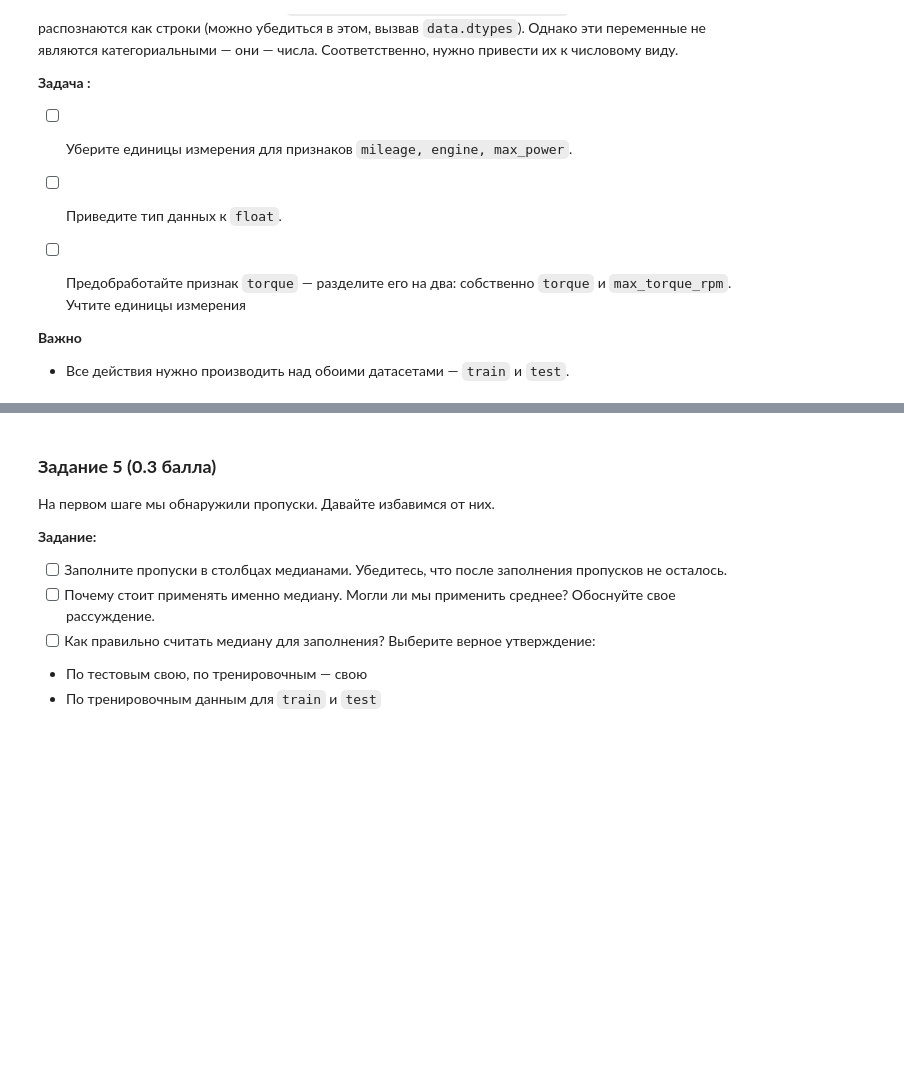
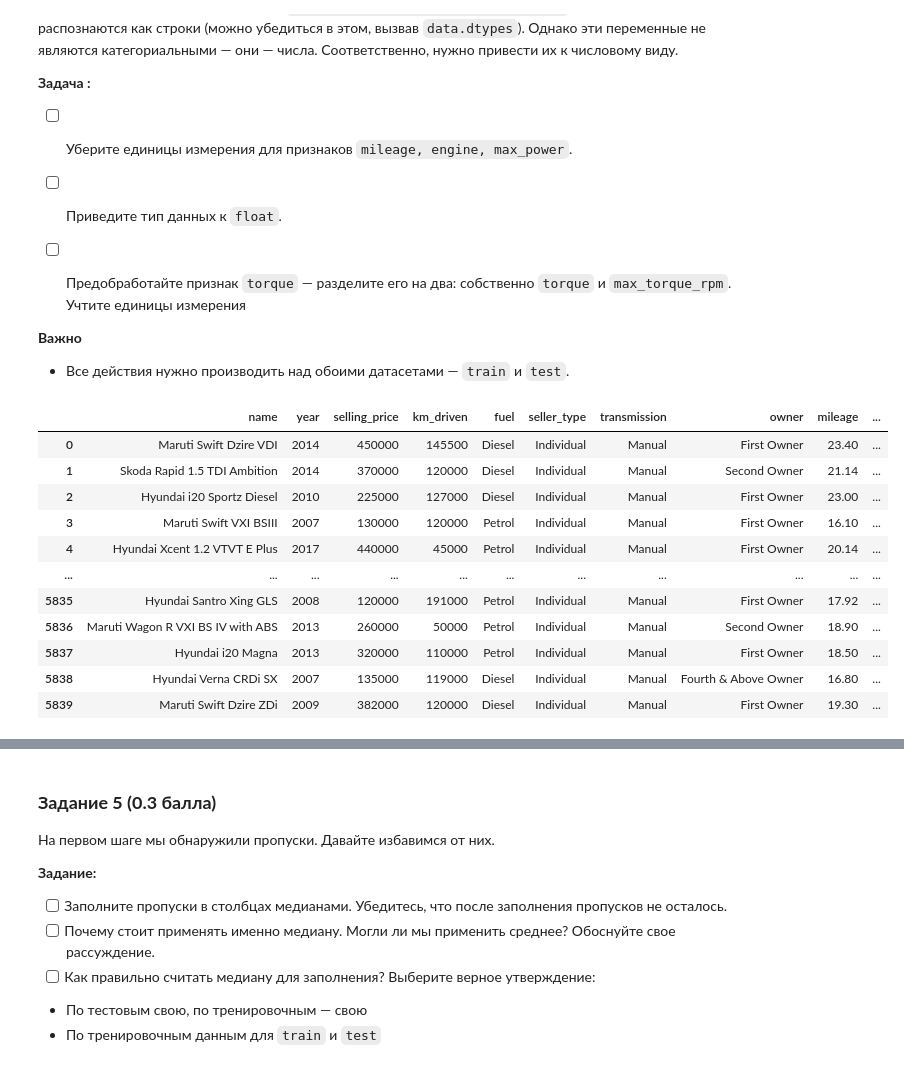
Before and after one commit to GrigoriiIurev/HSE_ML_Homeworks, a Jupyter notebook: HW1/AI_HW1_Regression_with_inference_pro.ipynb, the cells around one changed output, grey strips where cells are left out. Cells and saved outputs as stored; diff of their text form; code cells hidden in the pictures; blank space fills up the shorter version.

```diff
--- a/HW1/AI_HW1_Regression_with_inference_pro.ipynb
+++ b/HW1/AI_HW1_Regression_with_inference_pro.ipynb
@@ -344,3 +344,99 @@ assert df_train.shape == (5840, 13)
 
 **Важно**
 - Все действия нужно производить над обоими датасетами — `train` и `test`.
+# %%
+# your code here
+import re
+# метод определения чисел и слов нашел в официальном сайте библитеки re
+
+# функция, которая вытаскивает из текста все числа и все слова
+def split_dig_words(text):
+    text = str(text).lower()
+    text = text.replace(",", "")
+    numbers = re.findall(r'\d+(?:\.\d+)?', text)
+    words = re.findall(r'[a-zA-Z]+', text)
+    return numbers, words
+
+# беру первое число как сам момент, если единица измерения kgm, топеревожу в Н*м
+# если единиц нет или указано nm, просто float
+def creat_torque_col(numbers, words):
+    if len(numbers) == 0:
+        return np.nan
+    if len(words) == 0:
+        return float(numbers[0])
+    if "kgm" in words:
+        return float(numbers[0]) * 9.80665
+    else:
+        return float(numbers[0])
+
+# функция, которая вытаскивает максимум из двух значений
+# заранее убиделся в том, что max(len(df['torque_words'])) == 3
+def creat_max_torque_rpm_col(numbers):
+    if len(numbers) <= 1:
+        return np.nan
+    else:
+        return max(numbers[1:])
+
+# функция очистки max_power
+def clearing_max_power(text):
+    text = str(text).replace(",", "")
+    number = re.search(r'\d+(\.\d+)?', str(text))
+    return float(number.group()) if number else np.nan
+
+
+# очищаю пробег, двигатель и мощность в train
+df_train['mileage'] = df_train['mileage'].apply(lambda x: str(x).split()[0] if pd.notna(x) else x).astype(float)
+df_train['engine'] = df_train['engine'].apply(lambda x: str(x).split()[0] if pd.notna(x) else x).astype(float)
+df_train['max_power'] = df_train['max_power'].apply(lambda x: clearing_max_power(x))
+
+# достаю числа и слова из torque и сохраняю во временные столбцы
+df_train[['torque_numbers', 'torque_words']] = (
+    df_train['torque'].apply(lambda x: pd.Series(split_dig_words(x)))
+)
+
+# создаю чистый момент силы
+df_train['torque_clean'] = df_train.apply(
+    lambda x: creat_torque_col(x['torque_numbers'], x['torque_words']),
+    axis=1
+)
+
+# создаю максимальные обороты
+df_train['max_torque_rpm'] = (
+    df_train['torque_numbers'].apply(lambda x: creat_max_torque_rpm_col(x))
+).astype(float)
+df_train['torque'] = df_train['torque_clean']
+
+# удаляю временные столбцы
+df_train.drop(columns=['torque_numbers', 'torque_words', 'torque_clean'], inplace=True)
+
+df_test['mileage'] = df_test['mileage'].apply(lambda x: str(x).split()[0] if pd.notna(x) else x).astype(float)
+df_test['engine'] = df_test['engine'].apply(lambda x: str(x).split()[0] if pd.notna(x) else x).astype(float)
+df_test['max_power'] = df_test['max_power'].apply(lambda x: clearing_max_power(x))
+
+# делаю то же самое для test
+df_test[['torque_numbers', 'torque_words']] = (df_test['torque'].apply(lambda x: pd.Series(split_dig_words(x))))
+df_test['torque_clean'] = df_test.apply(
+    lambda x: creat_torque_col(x['torque_numbers'], x['torque_words']),
+    axis=1
+)
+df_test['max_torque_rpm'] = (
+    df_test['torque_numbers'].apply(lambda x: creat_max_torque_rpm_col(x))
+).astype(float)
+df_test['torque'] = df_test['torque_clean']
+df_test.drop(columns=['torque_numbers', 'torque_words', 'torque_clean'], inplace=True)
+
+display(df_train)
+df_train.info()
+# %% [output]
+|  | name | year | selling_price | km_driven | fuel | seller_type | transmission | owner | mileage | ... |
+| 0 | Maruti Swift Dzire VDI | 2014 | 450000 | 145500 | Diesel | Individual | Manual | First Owner | 23.40 | ... |
+| 1 | Skoda Rapid 1.5 TDI Ambition | 2014 | 370000 | 120000 | Diesel | Individual | Manual | Second Owner | 21.14 | ... |
+| 2 | Hyundai i20 Sportz Diesel | 2010 | 225000 | 127000 | Diesel | Individual | Manual | First Owner | 23.00 | ... |
+| 3 | Maruti Swift VXI BSIII | 2007 | 130000 | 120000 | Petrol | Individual | Manual | First Owner | 16.10 | ... |
+| 4 | Hyundai Xcent 1.2 VTVT E Plus | 2017 | 440000 | 45000 | Petrol | Individual | Manual | First Owner | 20.14 | ... |
+| ... | ... | ... | ... | ... | ... | ... | ... | ... | ... | ... |
+| 5835 | Hyundai Santro Xing GLS | 2008 | 120000 | 191000 | Petrol | Individual | Manual | First Owner | 17.92 | ... |
+| 5836 | Maruti Wagon R VXI BS IV with ABS | 2013 | 260000 | 50000 | Petrol | Individual | Manual | Second Owner | 18.90 | ... |
+| 5837 | Hyundai i20 Magna | 2013 | 320000 | 110000 | Petrol | Individual | Manual | First Owner | 18.50 | ... |
+| 5838 | Hyundai Verna CRDi SX | 2007 | 135000 | 119000 | Diesel | Individual | Manual | Fourth & Above Owner | 16.80 | ... |
+| 5839 | Maruti Swift Dzire ZDi | 2009 | 382000 | 120000 | Diesel | Individual | Manual | First Owner | 19.30 | ... |
```
Also changed, not shown: parts of 6 cells of this notebook, 16 other files.
